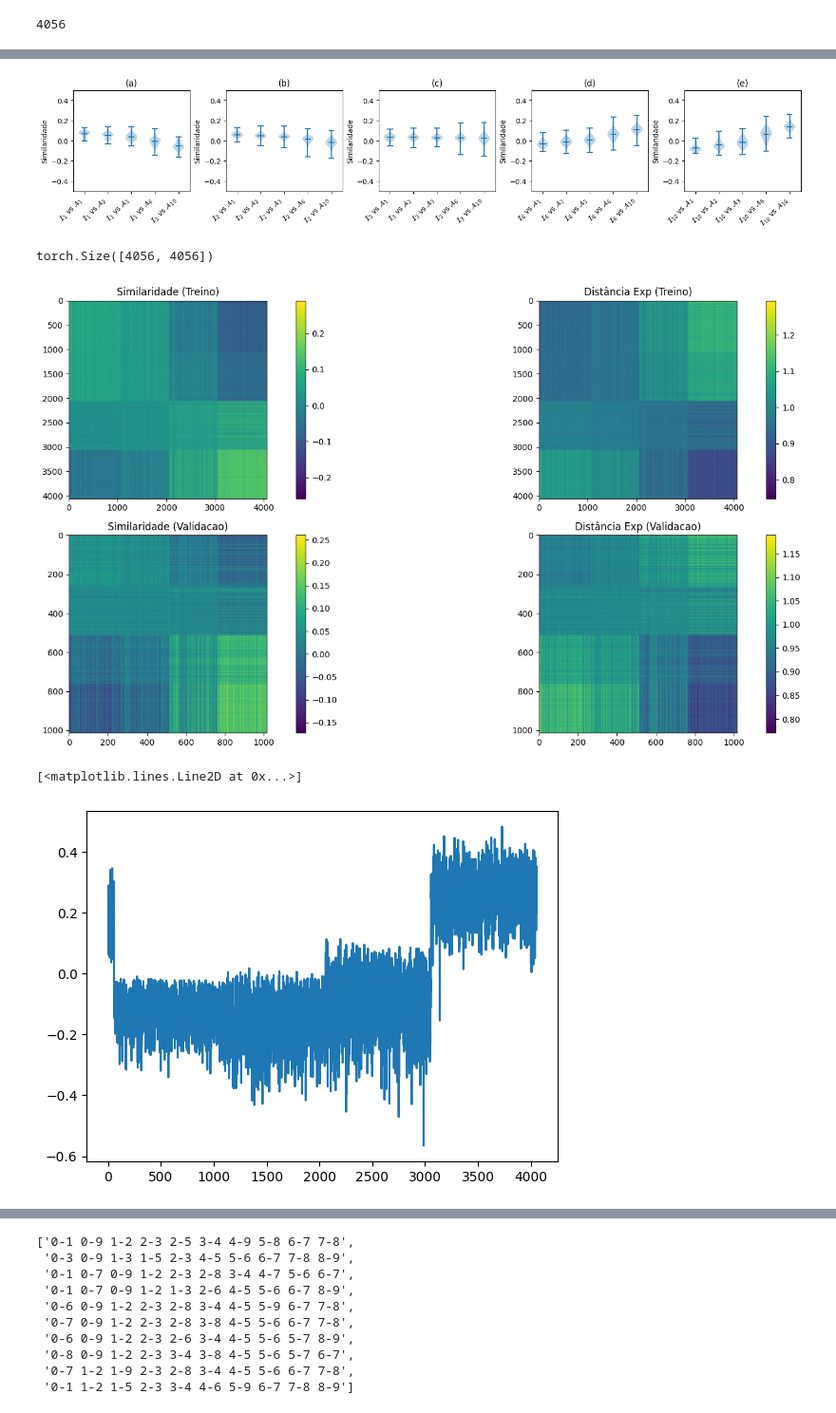
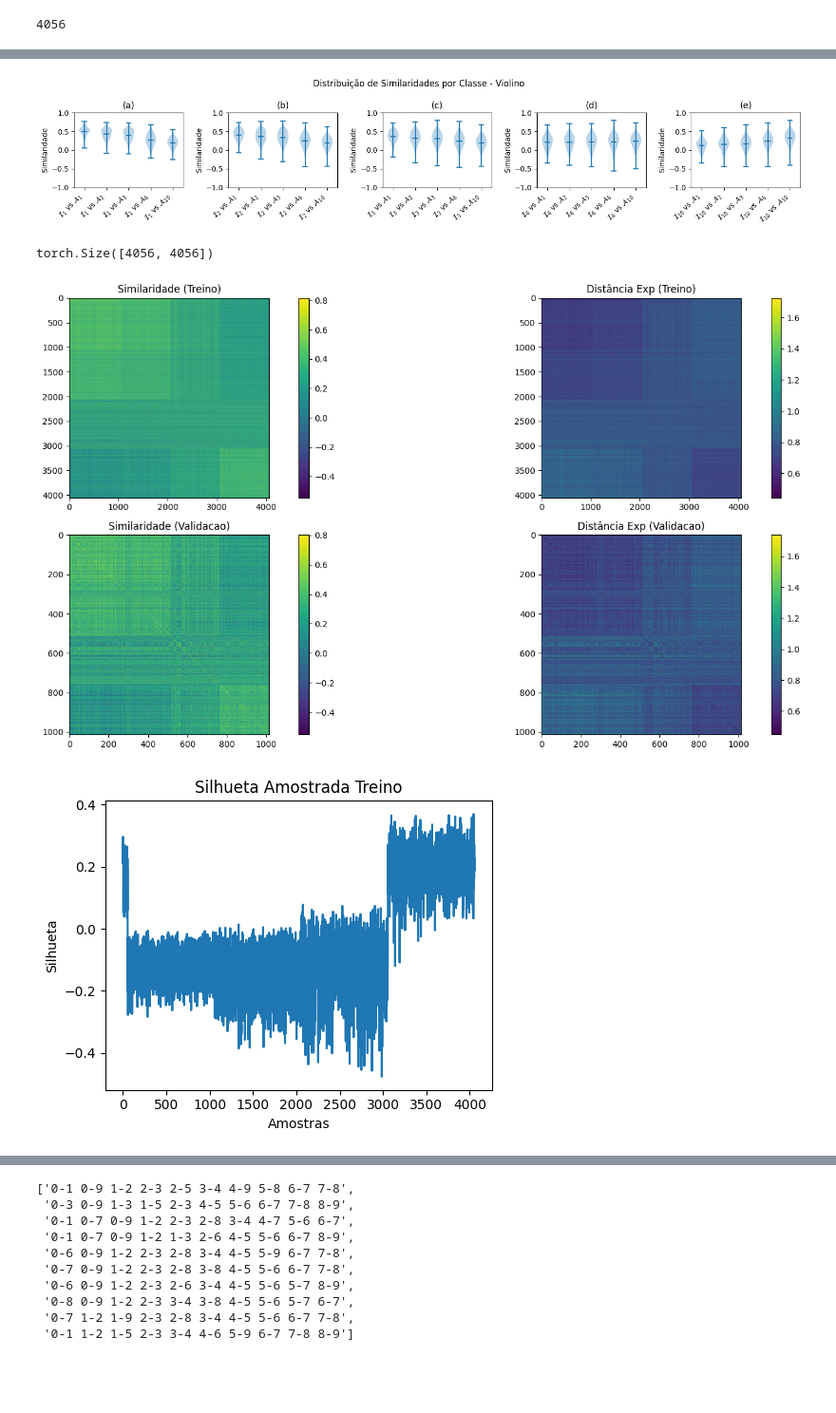
Before and after one commit to Krayth/TCC-graphs-CLIP-test2, a Jupyter notebook: Treinamento-Watts-Strogatz.ipynb, the cells around one changed output, grey strips where cells are left out. Shown at 95% size. Drawn from its saved outputs; the diff is of its cells as text; code cells hidden in the pictures; blank space fills up the shorter version.

Commit message:
Watts-Strogatz 1000 epochs training

```diff
--- a/Treinamento-Watts-Strogatz.ipynb
+++ b/Treinamento-Watts-Strogatz.ipynb
@@ -22,7 +22,7 @@ from transformers import TrainingArguments
 
 training_args = TrainingArguments(
     output_dir="../data/checkpoints/clip-model",
-    num_train_epochs=7,
+    num_train_epochs=1000,
     per_device_train_batch_size=8,
     gradient_accumulation_steps=1,
     warmup_steps=50,
@@ -487,8 +504,8 @@ create_violin_plots(sims_train, num_items_per_class, class_names, ylim=(-0.5, 0.
 # %%
 num_items_per_class = [14, 250, 250, 250, 250] # validacao
-create_violin_plots(sims_valid, num_items_per_class, class_names, ylim=(-0.5, 0.5))
+create_violin_plots(sims_valid, num_items_per_class, class_names, ylim=(-1.0, 1.0), output_plot="violino_classe_valid_1000epoch.pdf")
 # %% [output]
-[figure, old version]
+[figure, new version]
 # %%
 sims_train.shape
 # %% [output]
@@ -524,12 +541,21 @@ axes[3].set_title("Distância Exp (Validacao)")
 fig.colorbar(im3, ax=axes[3])
 
 plt.tight_layout()
+fig.savefig("matrizes_similaridade_distancia_1000epoch.pdf", bbox_inches="tight")
 plt.show()
 # %% [output]
-[figure, old version]
+[figure, new version]
 # %%
-sil_sampled = compute_silhouette_sampled(model, ds_train, device)
-plt.plot(sil_sampled)
+sil_sampled_train = compute_silhouette_sampled(model, ds_train, device)
+
+fig, ax = plt.subplots(figsize=(5, 4))
+ax.plot(sil_sampled_train)
+ax.set_title("Silhueta Amostrada Treino")
+ax.set_xlabel("Amostras")
+ax.set_ylabel("Silhueta")
+
+fig.tight_layout()
+fig.savefig("sil_sampled_treino_1000epoch.pdf")
+plt.show()
 # %% [output]
-[<matplotlib.lines.Line2D at 0x...>]
-[figure, old version]
+[figure, new version]
```
Also changed, not shown: parts of 10 cells of this notebook.
